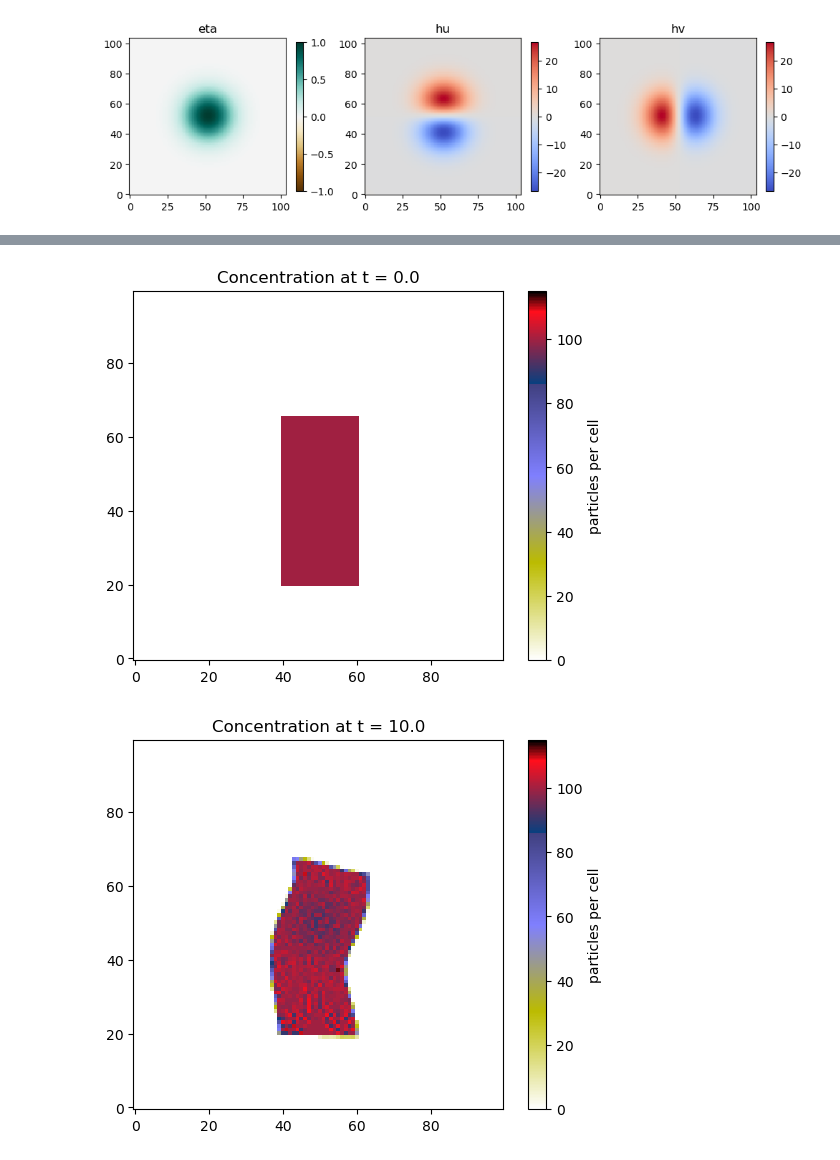
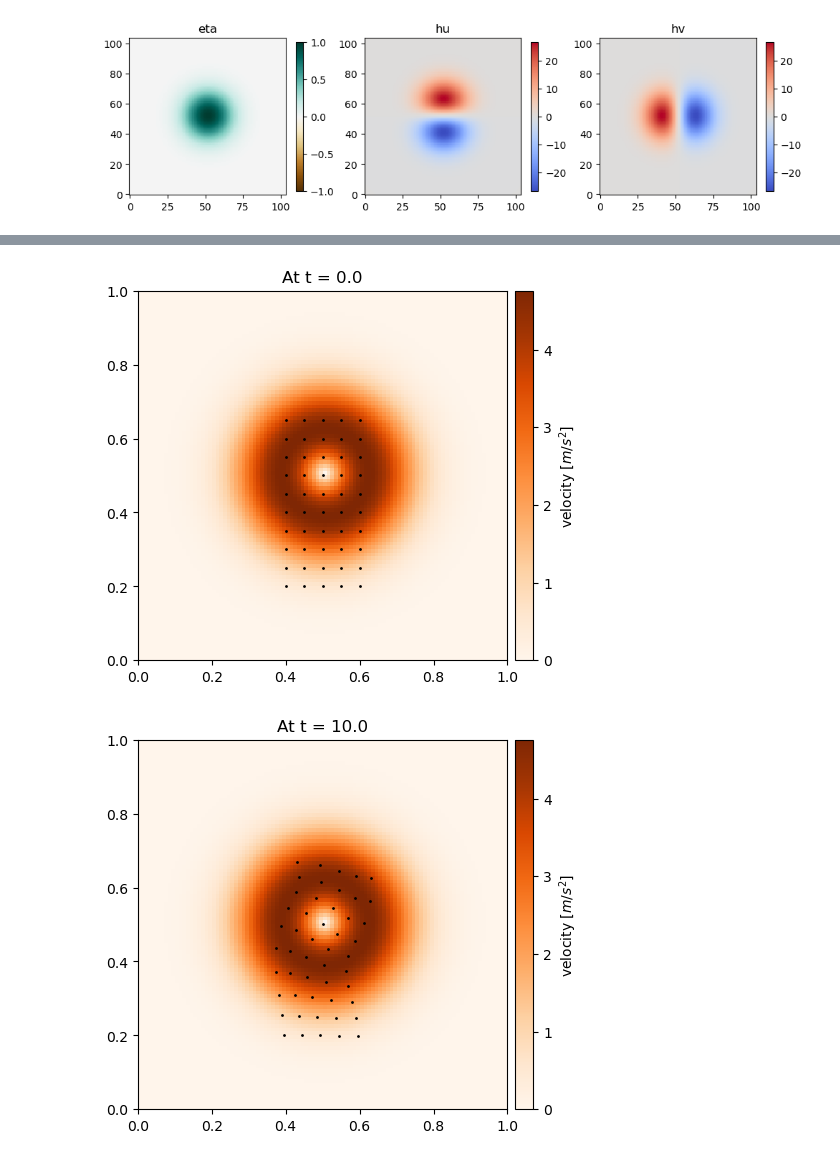
Before and after one commit to havahol/miscGPUOcean, a Jupyter notebook: drift/Tutorial-driftOnGPU.ipynb, the cells around one changed output, grey strips where cells are left out. Drawn from its saved outputs; the diff is of its cells as text; code cells hidden in the pictures.

```diff
--- a/drift/Tutorial-driftOnGPU.ipynb
+++ b/drift/Tutorial-driftOnGPU.ipynb
@@ -112,8 +112,9 @@ Max velocity: 4.760025
 sim = GPUOceanSim.GPUOceanSim(gpu_ctx, eta, hu, hv, Hi, nx, ny, dx, dy, 0.0, g, f, 0, boundary_conditions=boundary_conditions)
 # %%
 # Initialize drifters regularly in the following ranges
-x_positions = np.arange(40*dx, (60+1)*dx, 1)
-y_positions = np.arange(20*dy, (65+1)*dy, 1)
+interval = 50
+x_positions = np.arange(40*dx, (60+1)*dx, interval)
+y_positions = np.arange(20*dy, (65+1)*dy, interval)
 
 num_drifters = len(x_positions)*len(y_positions)
 print(num_drifters)
@@ -127,6 +128,6 @@ for x in x_positions:
 
 # Plot the drifter positions on top of the velocity map of the ocean state
 ax = DrifterPlotHelper.background_from_sim(sim)
-DrifterPlotHelper.add_drifter_positions_on_background(ax, init_positions, s=0.01, alpha=0.4)
+DrifterPlotHelper.add_drifter_positions_on_background(ax, init_positions, s=0.01*interval, alpha=1)
 ax.set_title("initial positions")
 # %% [output]
@@ -215,37 +216,43 @@ class SimpleDrifters:
 drifters = SimpleDrifters(gpu_ctx, init_positions)
 
 # Define two plotting functions to choose from
 def plotAsParticles(sim, drifters, t):
     ax = DrifterPlotHelper.background_from_sim(sim)
-    DrifterPlotHelper.add_drifter_positions_on_background(ax, drifters.getDrifterPositions(), s=0.01, alpha=0.4)
+    DrifterPlotHelper.add_drifter_positions_on_background(ax, drifters.getDrifterPositions(), s=1, alpha=1)
     ax.set_title("At t = "+str(t))
 
 def plotAsConcentration(sim, drifters, t):
     # Mapping the Lagrangian particles to a concentration field
     c = LagrangianUtils.lagrangian2concentration(drifters.getDrifterPositions(),
                                                  sim.nx, sim.ny, sim.dx, sim.dy,
                                                  total_concentration=drifters.num_drifters)
     fig = plt.figure()
     plt.imshow(c, origin='lower', cmap=plt.cm.gist_stern_r, vmax=115)
     cb = plt.colorbar()
     cb.set_label("particles per cell")
     plt.title("Concentration at t = "+str(t))
 
+def plotDrifters(sim, drifters, t):
+    # Plot points or concentrations depending on number of drifters
+    if drifters.num_drifters > 1000:
+        plotAsConcentration(sim, drifters, t)
+    else:
+        plotAsParticles(sim, drifters, t)
+
+
 # Check that inital conditions look as expected
-#plotAsParticles(sim, drifters, 0.0)
-plotAsConcentration(sim, drifters, 0.0)
+plotDrifters(sim, drifters, 0.0)
 
 # Simulate drift
 dt = 1.0
 T_end = 50
 t = 0
 plot_t = list(range(10, T_end+1, 10))
 while t < T_end:
     drifters.drift(sim, dt)
     t += dt
     if t in plot_t:
-        #plotAsParticles(sim, drifters, t)
-        plotAsConcentration(sim, drifters, t)
+        plotDrifters(sim, drifters, t)
 # %% [output]
-[figure, old version]
+[figure, new version]
-[figure, old version]
+[figure, new version]
```
Also changed, not shown: parts of 2 cells of this notebook.
